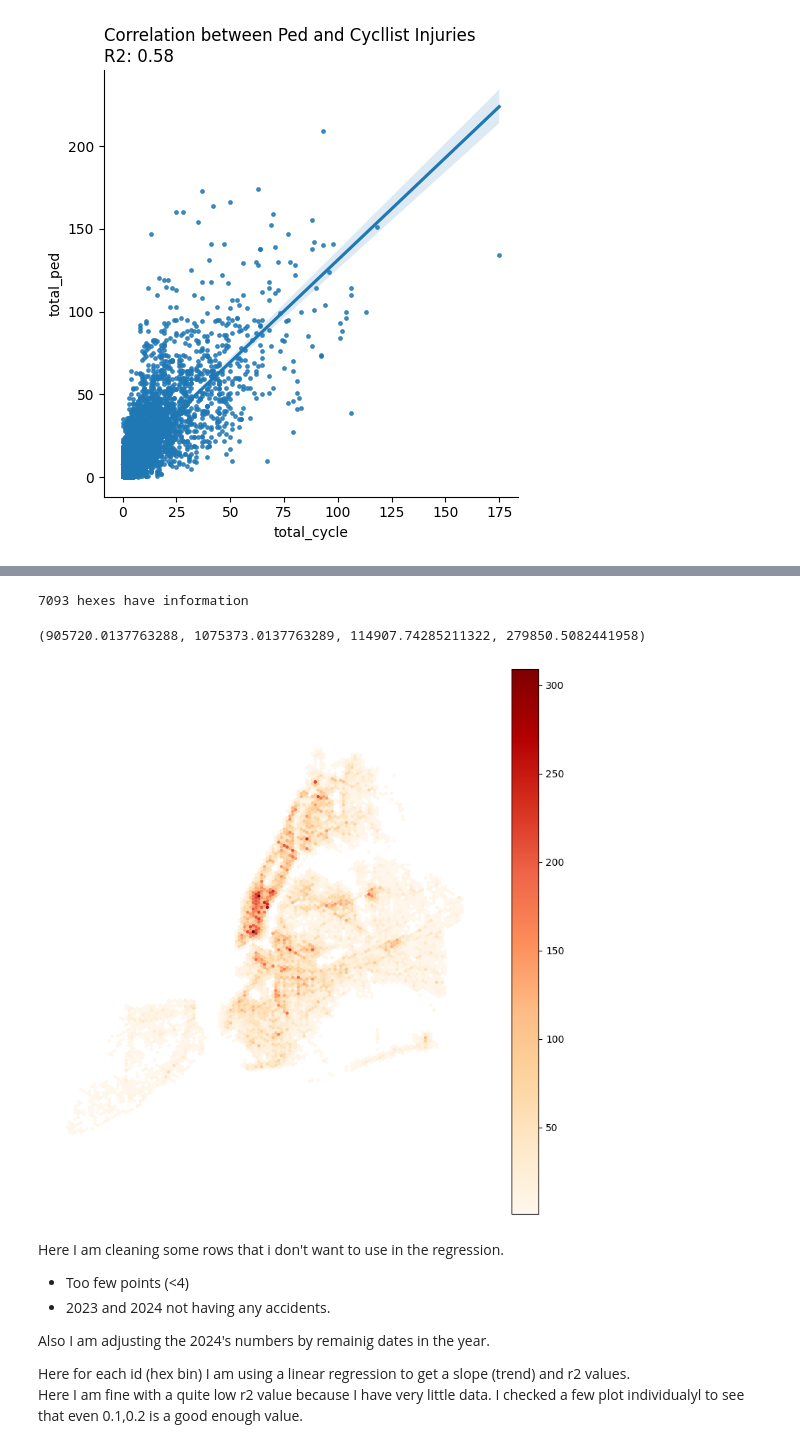
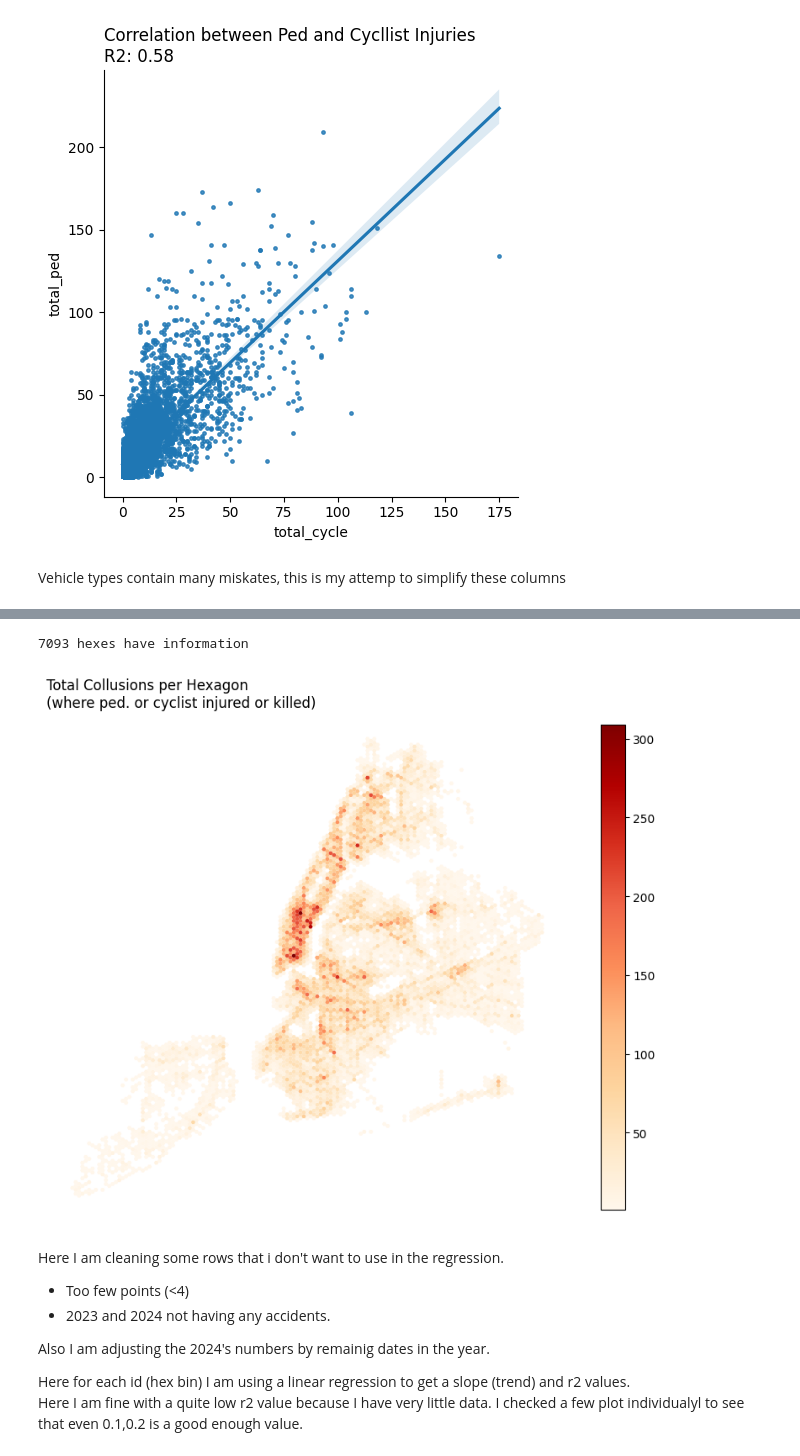
Before and after one commit to cankadir/general-functions, a Jupyter notebook: research/CollusionsData.ipynb, the cells around one changed output, grey strips where cells are left out. Drawn from its saved outputs; the diff is of its cells as text; code cells hidden in the pictures.

```diff
--- a/research/CollusionsData.ipynb
+++ b/research/CollusionsData.ipynb
@@ -34,0 +42,19 @@ print(df.shape[0])
+# %%
+df['year'] = df['CRASH DATE'].dt.year
+
+gr = df.groupby('year', as_index=False ).size()
+gr['year'] = pd.to_datetime(gr['year'], format='%Y')
+
+import seaborn as sns
+fig,ax = plt.subplots()
+sns.lineplot( data=gr, x='year', y='size', ax=ax , label='Number of Collisions' )
+ax.axvspan( pd.to_datetime('2019-03-01'), pd.to_datetime('2022-01-01'), fc='grey', ec=None, alpha=0.2, label='Covid Restrictions' )
+sns.despine(ax=ax)
+
+# thousand separator for y axis
+ax.get_yaxis().set_major_formatter(plt.FuncFormatter(lambda x, loc: "{:,}".format(int(x))))
+ax.set_title( 'Number of Collisions in NYC (2014-2021)\nwhere a cyclist or pedestrian is injured or killed', loc='left' )
+ax.set_ylabel( '' )
+ax.set_ylim( 0, 16000 )
+ax.set_xlabel( '' )
+ax.legend(loc='best', frameon=False);
@@ -95,7 +199,8 @@ hexs.head()
 | 3 | POLYGON ((921434.014 123035.175, ... | 3 |
 | 4 | POLYGON ((923616.514 123035.175, ... | 4 |
 # %%
-bb = gpd.read_file("D:\DATA\Borough Boundaries.geojson", crs=4326 )
+# Removing hexagons that are outside of NYC
+bb = gpd.read_file( r"C:\Users\cansu\Dropbox\Accidents_Data\Borough Boundaries.geojson", crs=4326 )
 bb = bb.to_crs( 2263 )
 
 hexs_filtered = gpd.sjoin(hexs, bb, how='inner', predicate='intersects')
@@ -112,5 +217,6 @@ Text(0.0, 1.0, 'Hex Grids (1/4mi)\noverlaied a sample(n=800) from dataset')
 # %%
-gdf2 = gpd.sjoin( gdf, hexs_filtered, how='inner', op='intersects' )
+# Assigning each accident to a hexagon
+gdf2 = gpd.sjoin( gdf, hexs_filtered, how='inner', predicate='intersects' )
 gdf2 = gdf2[ gdf2['id'].notnull() ]
 gdf2 = gdf2.dropna( axis=1, how='all' )
 gdf2.head()
@@ -124,9 +232,8 @@ gdf2.head()
 # %%
-import numpy as np
-
 # if the contributing factor 1 contains the word cell phone, we will categorize it as 'Cell Phone'
 gdf2 = gdf2[ gdf2['id'].notnull() ].copy()
 
+# Reduce repeating factors
 gdf2['CONTRIBUTING FACTOR VEHICLE 1'] = gdf2['CONTRIBUTING FACTOR VEHICLE 1'].replace({'Cell Phone (hand-Held)':'Cell Phone', 'Cell Phone (hand-held)':'Cell Phone', 'Cell Phone (hands-free)':'Cell Phone' , 'Texting':'Cell Phone'})
 gdf2['CONTRIBUTING FACTOR VEHICLE 1'] = gdf2['CONTRIBUTING FACTOR VEHICLE 1'].replace({'Drugs (Illegal)': "Drugs", 'Drugs (illegal)':'Drugs'  })
 gdf2['CONTRIBUTING FACTOR VEHICLE 1'] = gdf2['CONTRIBUTING FACTOR VEHICLE 1'].replace({'Illnes': "Illness"  })
@@ -138,14 +245,6 @@ factors = gdf2[ ~gdf2['CONTRIBUTING FACTOR VEHICLE 1'].isin(['Unspecified','','8
 factors = factors.explode('CONTRIBUTING FACTOR VEHICLE 1').groupby(['id','CONTRIBUTING FACTOR VEHICLE 1']).size().reset_index(name='counts').pivot(index='id', columns='CONTRIBUTING FACTOR VEHICLE 1', values='counts')
 factors = factors[ factors.sum()[factors.sum() > 5 ].index ]
 
-factor_dict = []
-for i,r in factors.iterrows():
-
-    r = r.dropna()
-    r = r.astype(int)
-    r = r.to_dict()
-    factor_dict.append( r )
-
 print( factors.shape[0] , 'hexes have information' )
 # %% [output]
 4579 hexes have information
@@ -212,6 +313,8 @@ plt.title( f"Correlation between Ped and Cycllist Injuries\nR2: {r2:.2f}" , loc=
 1.2336659188827521 0.583534607749217
 Text(0.0, 1.0, 'Correlation between Ped and Cycllist Injuries\nR2: 0.58')
 [figure]
+# %% [markdown]
+Vehicle types contain many miskates, this is my attemp to simplify these columns
 # %%
 vechicle_types = gdf2[list(gdf2.columns[gdf2.columns.str.contains('VEHICLE TYPE CODE')]) + ['id']].set_index('id')
 
@@ -296,17 +399,18 @@ t.head()
 # %%
 hexs_wdata = hexs_filtered.join( factors, on='id', how='left')
 hexs_wdata = hexs_wdata.join( total_tally, on='id', how='left')
 hexs_wdata = hexs_wdata.join( vechicle_types, on='id', how='left')
 hexs_wdata = hexs_wdata.join( t, on='id', how='left')
 
-del(t)
 print( hexs_wdata.shape[0] , 'hexes have information' )
-hexs_wdata.plot( column='total', cmap='OrRd', linewidth=0.1, ec=None, legend=True, figsize=(10, 10))
-plt.axis('off')
+fig,ax = plt.subplots( figsize=(10,10) )
+hexs_wdata.plot( ax=ax , column='total', cmap='OrRd', linewidth=0.1, ec=None, legend=True, legend_kwds={'shrink': 0.75} )
+ax.axis('off')
+ax.set_title( "Total Collusions per Hexagon\n(where ped. or cyclist injured or killed)", loc='left')
+fig.savefig( r"C:\Users\cansu\Dropbox\Accidents_Data\charts\Total_Collusions_per_Hexagon.png", dpi=300, bbox_inches='tight')
 # %% [output]
 7093 hexes have information
-(905720.0137763288, 1075373.0137763289, 114907.74285211322, 279850.5082441958)
-[figure, old version]
+[figure, new version]
 # %% [markdown]
 Here I am cleaning some rows that i don't want to use in the regression.
 - Too few points (<4)
```
Also changed, not shown: parts of 42 cells of this notebook, 1 other file.
